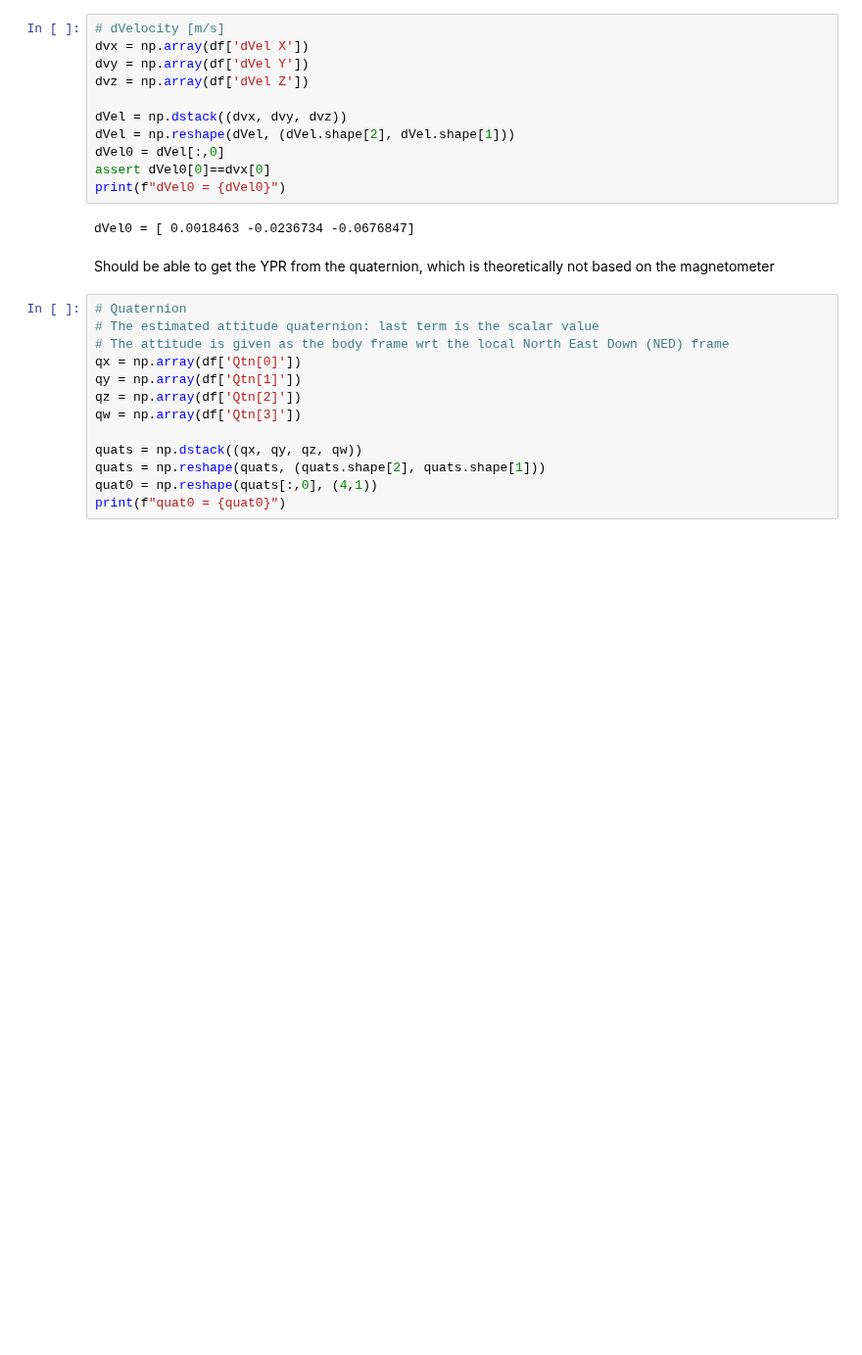
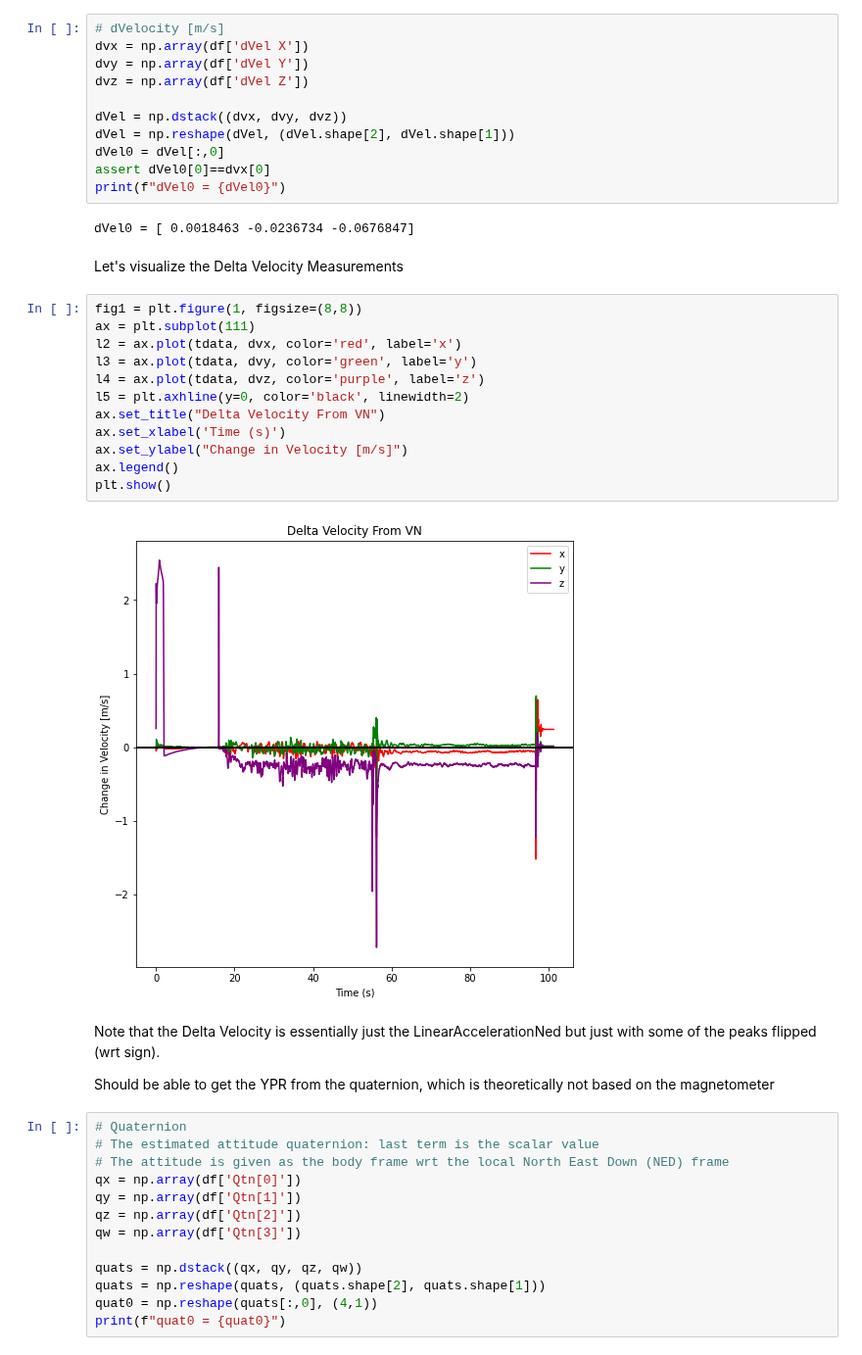
Before and after one commit to VADL-2022/IMU_VV, a Jupyter notebook: 03_Path_Recon/Position_dVel.ipynb, the cells around one changed output. Shown at 98% size. Saved outputs shown, nothing was run; the diff lists cells and outputs as text; blank space fills up the shorter version.

```diff
--- a/03_Path_Recon/Position_dVel.ipynb
+++ b/03_Path_Recon/Position_dVel.ipynb
@@ -125,7 +125,25 @@ assert dVel0[0]==dvx[0]
 print(f"dVel0 = {dVel0}")
 # %% [output]
 dVel0 = [ 0.0018463 -0.0236734 -0.0676847]
+# %% [markdown]
+Let's visualize the Delta Velocity Measurements
+# %%
+fig1 = plt.figure(1, figsize=(8,8))
+ax = plt.subplot(111)
+l2 = ax.plot(tdata, dvx, color='red', label='x')
+l3 = ax.plot(tdata, dvy, color='green', label='y')
+l4 = ax.plot(tdata, dvz, color='purple', label='z')
+l5 = plt.axhline(y=0, color='black', linewidth=2)
+ax.set_title("Delta Velocity From VN")
+ax.set_xlabel('Time (s)')
+ax.set_ylabel("Change in Velocity [m/s]")
+ax.legend()
+plt.show()
+# %% [output]
+[figure, added]
 # %% [markdown]
+Note that the Delta Velocity is essentially just the LinearAccelerationNed but just with some of the peaks flipped (wrt sign).
+
 Should be able to get the YPR from the quaternion, which is theoretically not based on the magnetometer
 # %%
 # Quaternion
```
Also changed, not shown: parts of 4 cells of this notebook.
